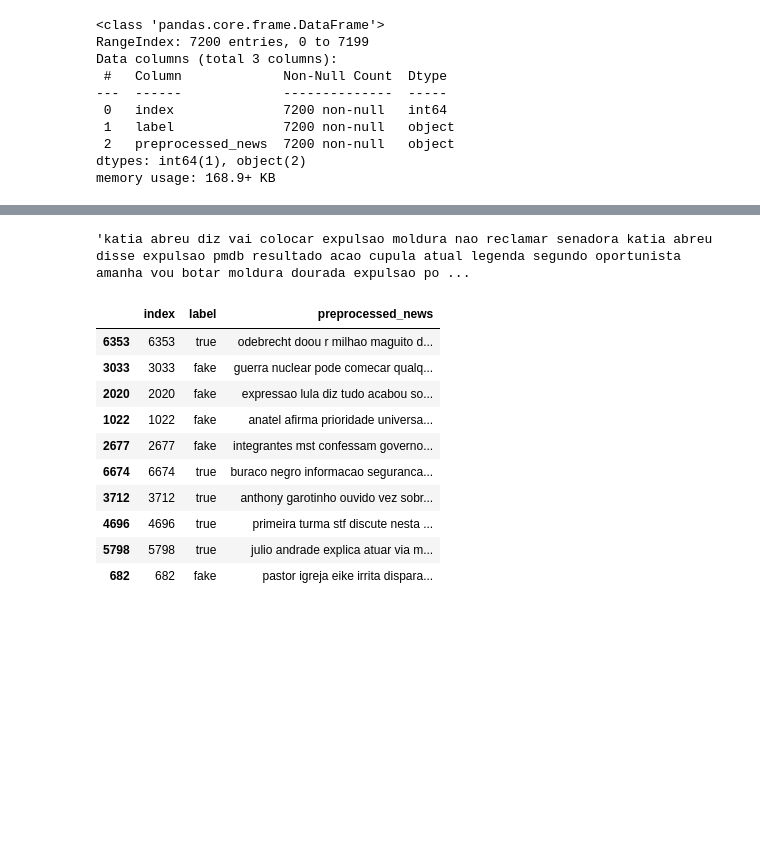
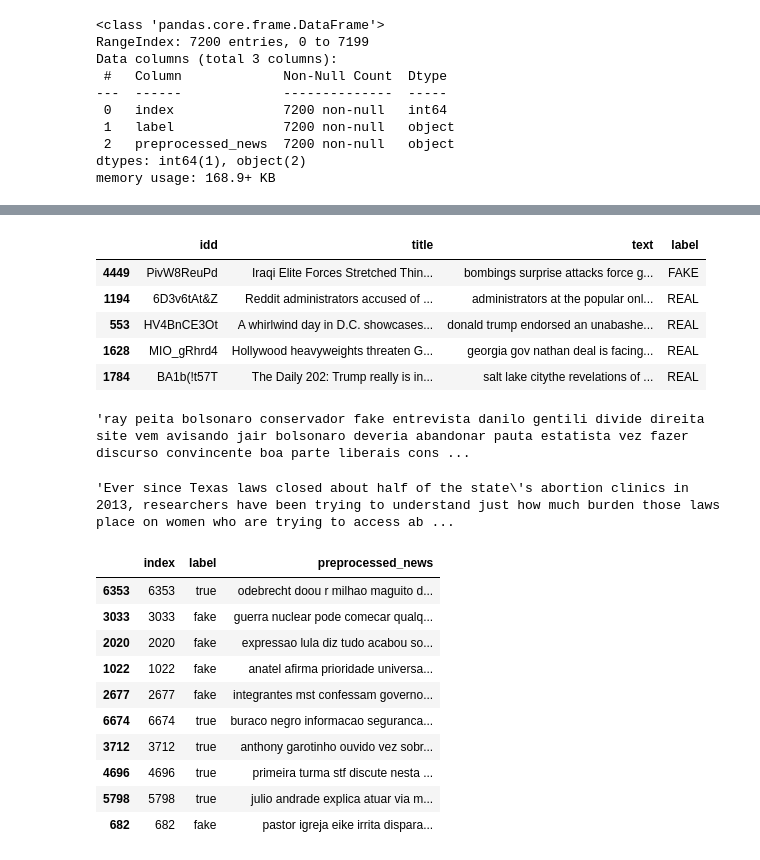
Before and after one commit to khanhnguyen02311/Fake-news-detection-summarization, a Jupyter notebook: source-code/test.ipynb, the cells around one changed output, grey strips where cells are left out. Saved outputs shown, nothing was run; the diff lists cells and outputs as text; code cells hidden in the pictures; blank space fills up the shorter version.

```diff
--- a/source-code/test.ipynb
+++ b/source-code/test.ipynb
@@ -60,7 +89,20 @@ memory usage: 168.9+ KB
+# %%
+fake_or_real_news_df.sample(5)
+# %% [output]
+|  | idd | title | text | label |
+| 4449 | PivW8ReuPd | Iraqi Elite Forces Stretched Thin... | bombings surprise attacks force g... | FAKE |
+| 1194 | 6D3v6tAt&Z | Reddit administrators accused of ... | administrators at the popular onl... | REAL |
+| 553 | HV4BnCE3Ot | A whirlwind day in D.C. showcases... | donald trump endorsed an unabashe... | REAL |
+| 1628 | MIO_gRhrd4 | Hollywood heavyweights threaten G... | georgia gov nathan deal is facing... | REAL |
+| 1784 | BA1b(!t57T | The Daily 202: Trump really is in... | salt lake citythe revelations of ... | REAL |
 # %%
-fake_br_corpus_df.loc[0, :]["preprocessed_news"]
+fake_br_corpus_df.loc[1, :]["preprocessed_news"]
 # %% [output]
-'katia abreu diz vai colocar expulsao moldura nao reclamar senadora katia abreu disse expulsao pmdb resultado acao cupula atual legenda segundo oportunista amanha vou botar moldura dourada expulsao po ...
+'ray peita bolsonaro conservador fake entrevista danilo gentili divide direita site vem avisando jair bolsonaro deveria abandonar pauta estatista vez fazer discurso convincente boa parte liberais cons ...
+# %%
+fake_or_real_news_df.loc[1, :]['text']
+# %% [output]
+'Ever since Texas laws closed about half of the state\'s abortion clinics in 2013, researchers have been trying to understand just how much burden those laws place on women who are trying to access ab ...
 # %%
 fake_br_corpus_df.sample(10)
 # %% [output]
```
Also changed, not shown: parts of 27 cells of this notebook, 2 other files.
